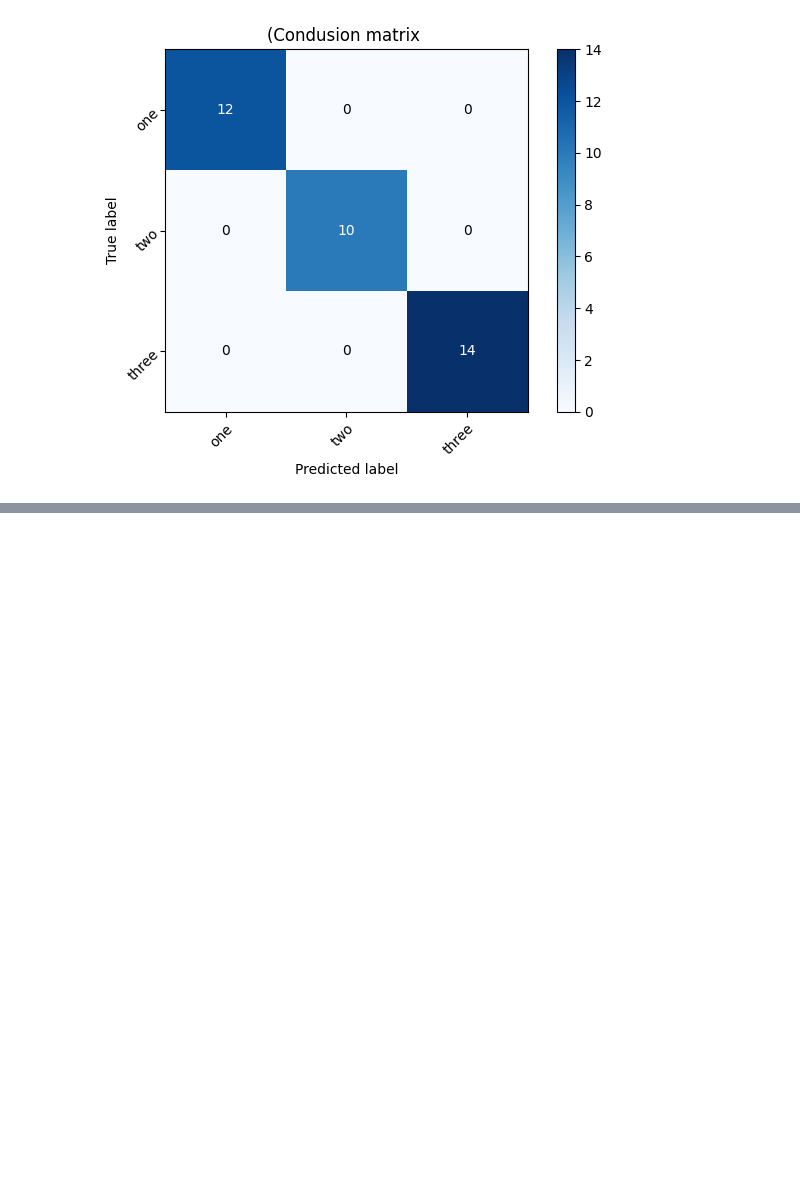
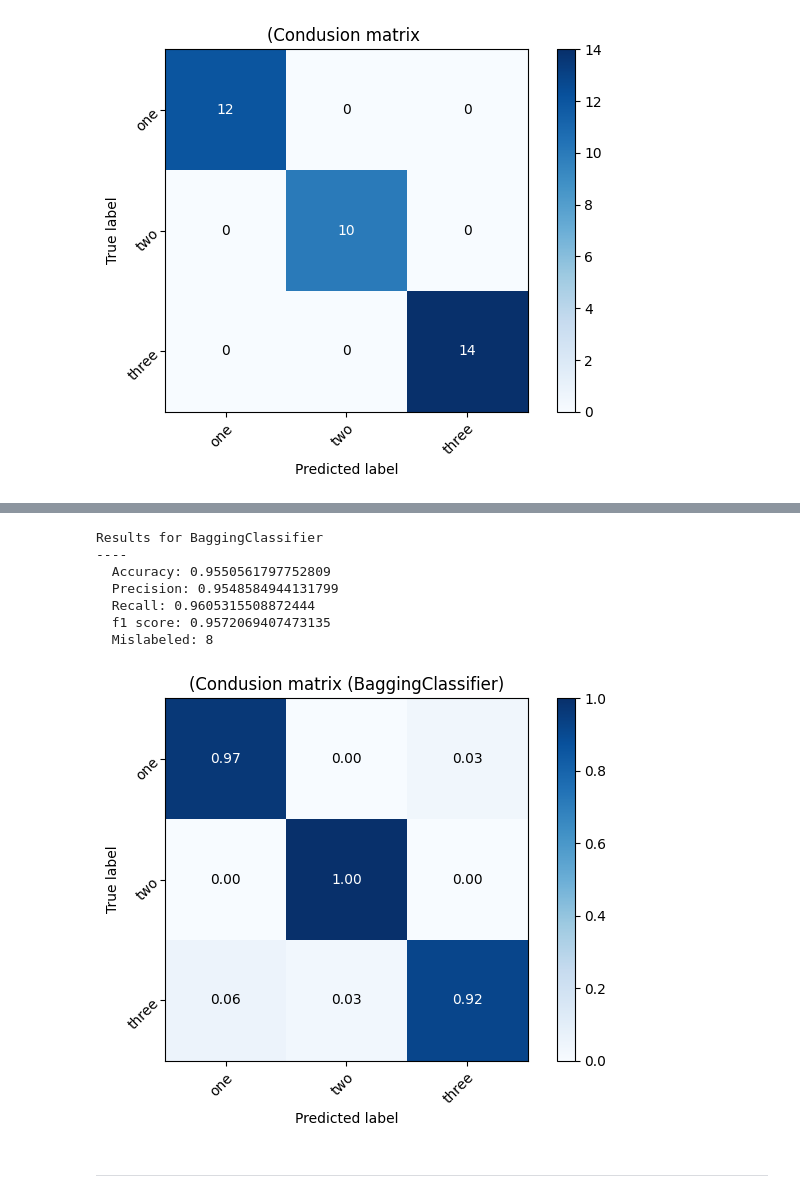
Before and after one commit to RastaAmanek/github, a Jupyter notebook: 9_1_zespoly_klasyfikatorow.ipynb, the cells around one changed output, grey strips where cells are left out. Saved outputs shown, nothing was run; the diff lists cells and outputs as text; code cells hidden in the pictures; blank space fills up the shorter version.

```diff
--- a/9_1_zespoly_klasyfikatorow.ipynb
+++ b/9_1_zespoly_klasyfikatorow.ipynb
@@ -179,0 +256,11 @@ Results for Bagging Ensamble
+# %%
+cross_validate1(BaggingClassifier, StratifiedKFold(10), X, y, classes)
+# %% [output]
+Results for BaggingClassifier
+----
+  Accuracy: 0.9550561797752809
+  Precision: 0.9548584944131799
+  Recall: 0.9605315508872444
+  f1 score: 0.9572069407473135
+  Mislabeled: 8
+[figure, added]
@@ -179,0 +275,2 @@ Results for Bagging Ensamble
+# %% [markdown]
+-----------
```
Also changed, not shown: parts of 34 cells of this notebook.
